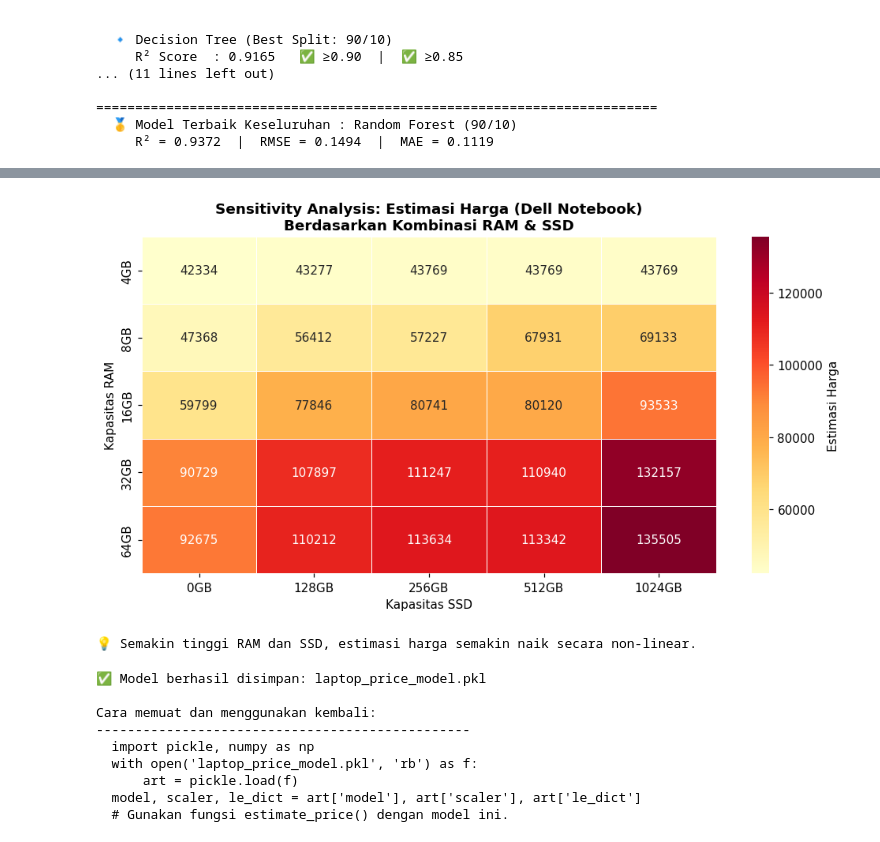
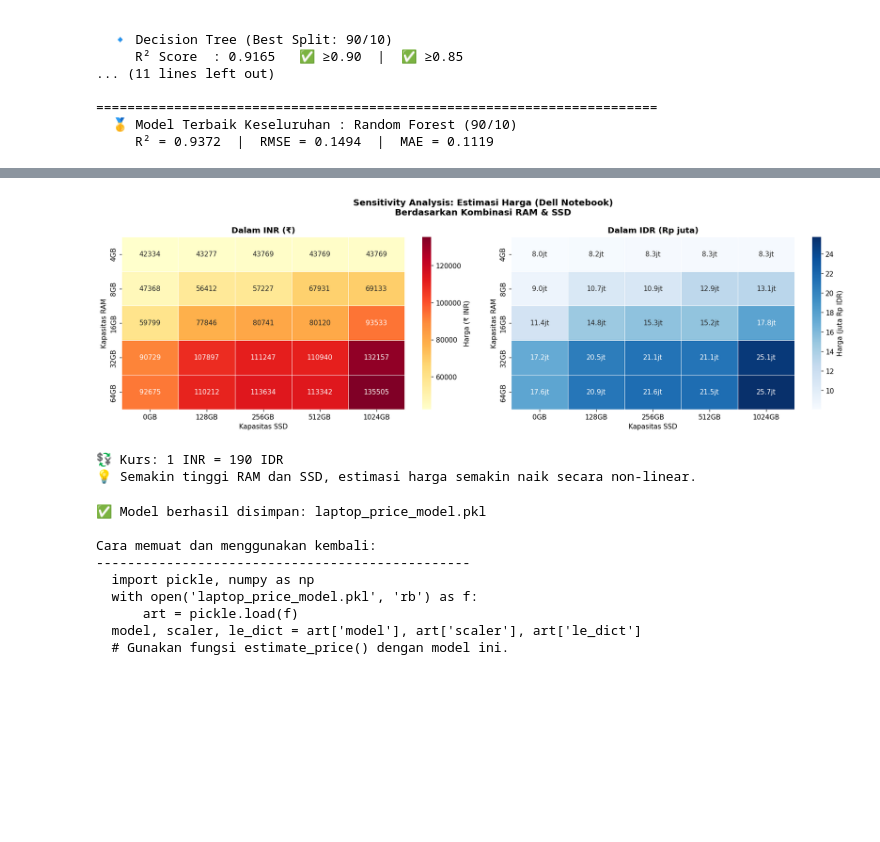
Before and after one commit to arilandrian/projectml, a Jupyter notebook: laptop.ipynb, the cells around one changed output, grey strips where cells are left out. Saved outputs shown, nothing was run; the diff lists cells and outputs as text; code cells hidden in the pictures; blank space fills up the shorter version.

```diff
--- a/laptop.ipynb
+++ b/laptop.ipynb
@@ -1216,7 +1341,7 @@ plt.show()
 # %%
 # ── Batch Inference: Pengaruh RAM terhadap Estimasi Harga ──
-print('🔍 BATCH INFERENCE — Pengaruh RAM pada Harga (Laptop Dell Notebook, SSD 256, i5, Nvidia)')
-print('=' * 72)
+print('🔍 BATCH INFERENCE — Pengaruh RAM pada Harga (Dell Notebook, SSD 256, i5, Nvidia)')
+print('=' * 82)
 
 ram_values = [4, 8, 16, 32, 64]
 base_spec  = dict(
@@ -1226,10 +1351,14 @@ base_spec  = dict(
     gpu_brand='Nvidia', os='Windows'
 )
 
-print(f'  {"RAM (GB)":>10} {"Price (log)":>12} {"Estimasi Harga":>16} {"Rentang":>25}')
-print('-' * 70)
+print(f'  {"RAM":>8}  {"log":>8}  {"INR (₹)":>14}  {"IDR (Rp)":>18}  {"Rentang IDR":>30}')
+print('  ' + '-' * 88)
 for ram in ram_values:
     res = estimate_price(ram=ram, **base_spec)
-    print(f'  {ram:>10}  {res["price_log"]:>11.4f}  {res["price_estimate"]:>15,.2f}  '
-          f'  {res["price_range"][0]:>10,.2f} — {res["price_range"][1]:>10,.2f}')
+    print(f'  {ram:>5}GB  {res["price_log"]:>8.4f}  '
+          f'₹{res["price_inr"]:>13,.0f}  '
+          f'Rp{res["price_idr"]:>15,.0f}  '
+          f'  Rp{res["range_idr"][0]:>12,.0f} – Rp{res["range_idr"][1]:>12,.0f}')
+print()
+print(f'  💱 Kurs: 1 INR = {INR_TO_IDR} IDR')
 # %% [output]
@@ -1245,35 +1376,53 @@ for ram in ram_values:
 # %%
-# ── Sensitivity Analysis: RAM & SSD terhadap Harga ────────
+# ── Sensitivity Analysis: RAM & SSD terhadap Harga (IDR) ──
 ram_list = [4, 8, 16, 32, 64]
 ssd_list = [0, 128, 256, 512, 1024]
 base = dict(company='Dell', type_name='Notebook', weight=2.0,
             touchscreen=0, ips=1, ppi=141.21, cpu_brand='Intel Core i5',
             hdd=0, gpu_brand='Nvidia', os='Windows')
 
-price_matrix = np.zeros((len(ram_list), len(ssd_list)))
+# Buat dua matrix: INR dan IDR
+inr_matrix = np.zeros((len(ram_list), len(ssd_list)))
+idr_matrix = np.zeros((len(ram_list), len(ssd_list)))
 for i, ram in enumerate(ram_list):
     for j, ssd in enumerate(ssd_list):
         r = estimate_price(ram=ram, ssd=ssd, **base)
-        price_matrix[i, j] = r['price_estimate']
+        inr_matrix[i, j] = r['price_inr']
+        idr_matrix[i, j] = r['price_idr']
 
-fig, ax = plt.subplots(figsize=(9, 5))
-hm = sns.heatmap(
-    price_matrix,
-    xticklabels=[f'{s}GB' for s in ssd_list],
-    yticklabels=[f'{r}GB' for r in ram_list],
-    annot=True, fmt='.0f', cmap='YlOrRd',
-    ax=ax, linewidths=0.5,
-    cbar_kws={'label': 'Estimasi Harga'}
-)
-ax.set_title('Sensitivity Analysis: Estimasi Harga (Dell Notebook)\nBerdasarkan Kombinasi RAM & SSD',
-             fontweight='bold')
-ax.set_xlabel('Kapasitas SSD')
-ax.set_ylabel('Kapasitas RAM')
+fig, axes = plt.subplots(1, 2, figsize=(16, 5))
+fig.suptitle('Sensitivity Analysis: Estimasi Harga (Dell Notebook)\nBerdasarkan Kombinasi RAM & SSD',
+             fontsize=13, fontweight='bold')
+
+# Heatmap INR
+sns.heatmap(inr_matrix,
+            xticklabels=[f'{s}GB' for s in ssd_list],
+            yticklabels=[f'{r}GB' for r in ram_list],
+            annot=True, fmt='.0f', cmap='YlOrRd', ax=axes[0],
+            linewidths=0.5, cbar_kws={'label': 'Harga (₹ INR)'})
+axes[0].set_title('Dalam INR (₹)', fontweight='bold')
+axes[0].set_xlabel('Kapasitas SSD')
+axes[0].set_ylabel('Kapasitas RAM')
+
+# Heatmap IDR (dalam jutaan)
+idr_juta = idr_matrix / 1_000_000
+annot_idr = np.array([[f'{v:.1f}jt' for v in row] for row in idr_juta])
+sns.heatmap(idr_juta,
+            xticklabels=[f'{s}GB' for s in ssd_list],
+            yticklabels=[f'{r}GB' for r in ram_list],
+            annot=annot_idr, fmt='', cmap='Blues', ax=axes[1],
+            linewidths=0.5, cbar_kws={'label': 'Harga (juta Rp IDR)'})
+axes[1].set_title('Dalam IDR (Rp juta)', fontweight='bold')
+axes[1].set_xlabel('Kapasitas SSD')
+axes[1].set_ylabel('Kapasitas RAM')
+
 plt.tight_layout()
 plt.show()
+print(f'💱 Kurs: 1 INR = {INR_TO_IDR} IDR')
 print('💡 Semakin tinggi RAM dan SSD, estimasi harga semakin naik secara non-linear.')
 # %% [output]
-[figure, old version]
+[figure, new version]
+💱 Kurs: 1 INR = 190 IDR
 💡 Semakin tinggi RAM dan SSD, estimasi harga semakin naik secara non-linear.
 # %%
 # ── Simpan Model & Artefak ─────────────────────────────────
```
Also changed, not shown: parts of 11 cells of this notebook.
